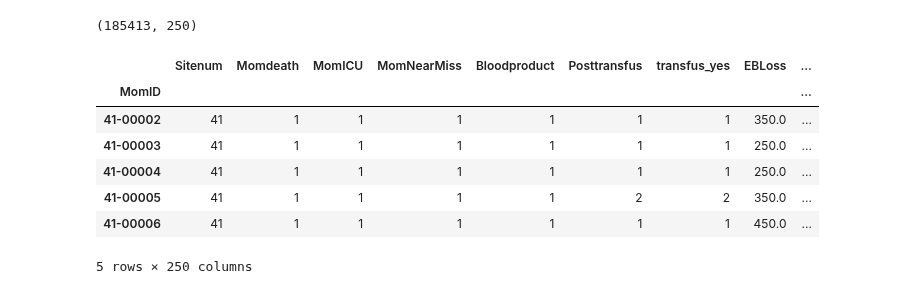
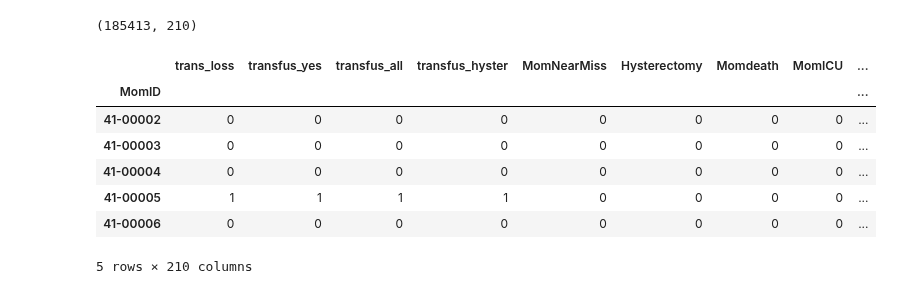
Before and after one commit to lhncbc/MFM_bopf, a Jupyter notebook: src/CSL_create_targets.ipynb, the cells around one changed output. Drawn from its saved outputs; the diff is of its cells as text; code cells hidden in the pictures.

```diff
--- a/src/CSL_create_targets.ipynb
+++ b/src/CSL_create_targets.ipynb
@@ -5,16 +8,17 @@ import os
 from IPython.display import display, HTML
 # %%
 pd.options.display.max_columns = 30
-df = pd.read_csv('../data/csl/CSL_d5_targets_2020-08-21.csv', index_col=0)
+# Note: Name currently assumes updated symbolic link
+df = pd.read_csv('../data/csl/MFM_CSL_d6_fields.csv', index_col=0)
 print(df.shape)
 display(df.head())
 # %% [output]
-(185413, 250)
+(185413, 210)
-|  | Sitenum | Momdeath | MomICU | MomNearMiss | Bloodproduct | Posttransfus | transfus_yes | EBLoss | ... |
+|  | trans_loss | transfus_yes | transfus_all | transfus_hyster | MomNearMiss | Hysterectomy | Momdeath | MomICU | ... |
 | MomID |  |  |  |  |  |  |  |  | ... |
-| 41-00002 | 41 | 1 | 1 | 1 | 1 | 1 | 1 | 350.0 | ... |
-| 41-00003 | 41 | 1 | 1 | 1 | 1 | 1 | 1 | 250.0 | ... |
-| 41-00004 | 41 | 1 | 1 | 1 | 1 | 1 | 1 | 250.0 | ... |
-| 41-00005 | 41 | 1 | 1 | 1 | 1 | 2 | 2 | 350.0 | ... |
-| 41-00006 | 41 | 1 | 1 | 1 | 1 | 1 | 1 | 450.0 | ... |
+| 41-00002 | 0 | 0 | 0 | 0 | 0 | 0 | 0 | 0 | ... |
+| 41-00003 | 0 | 0 | 0 | 0 | 0 | 0 | 0 | 0 | ... |
+| 41-00004 | 0 | 0 | 0 | 0 | 0 | 0 | 0 | 0 | ... |
+| 41-00005 | 1 | 1 | 1 | 1 | 0 | 0 | 0 | 0 | ... |
+| 41-00006 | 0 | 0 | 0 | 0 | 0 | 0 | 0 | 0 | ... |
-5 rows × 250 columns
+5 rows × 210 columns
```
Also changed, not shown: parts of 22 cells of this notebook, 1 other file.
